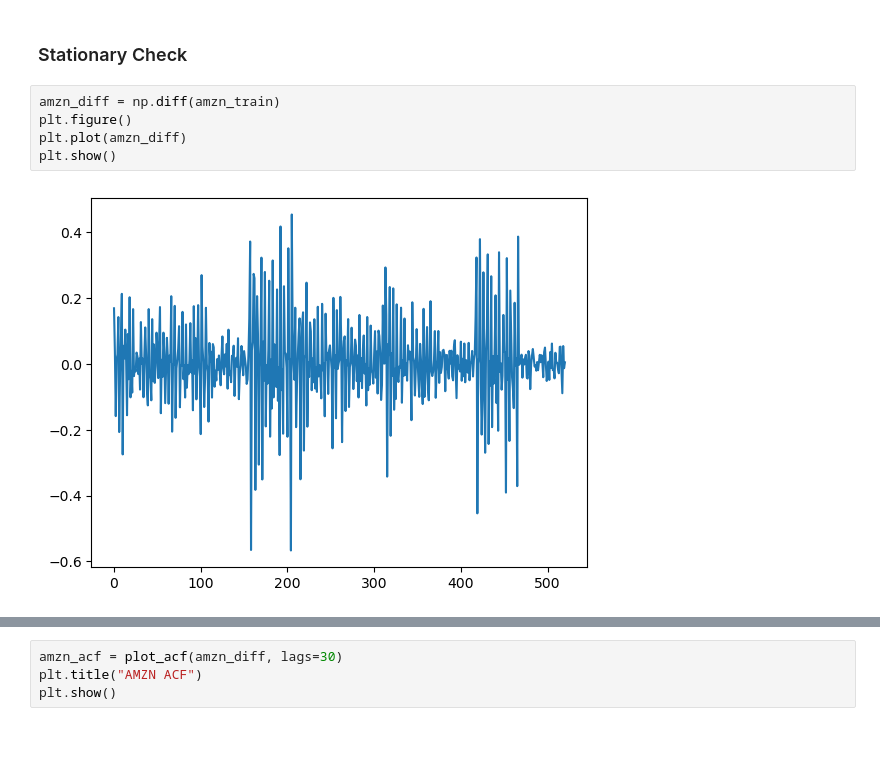
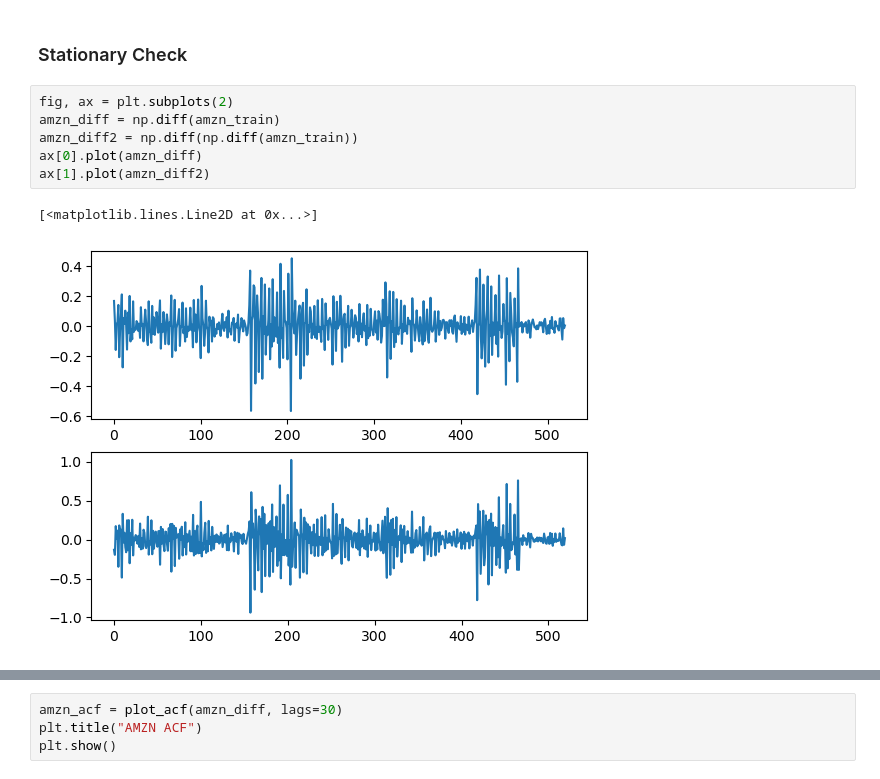
Before and after one commit to eahn01/Stock-Market-Analysis-ahn-liu-econ323, a Jupyter notebook: analysis.ipynb, the cells around one changed output, grey strips where cells are left out. Drawn from its saved outputs; the diff is of its cells as text; blank space fills up the shorter version.

```diff
--- a/analysis.ipynb
+++ b/analysis.ipynb
@@ -405,9 +409,11 @@ plt.show()
 # %% [markdown]
 ### Stationary Check
 # %%
+fig, ax = plt.subplots(2)
 amzn_diff = np.diff(amzn_train)
-plt.figure()
-plt.plot(amzn_diff)
-plt.show()
+amzn_diff2 = np.diff(np.diff(amzn_train))
+ax[0].plot(amzn_diff)
+ax[1].plot(amzn_diff2)
 # %% [output]
+[<matplotlib.lines.Line2D at 0x...>]
-[figure, old version]
+[figure, new version]
```
Also changed, not shown: parts of 13 cells of this notebook.
